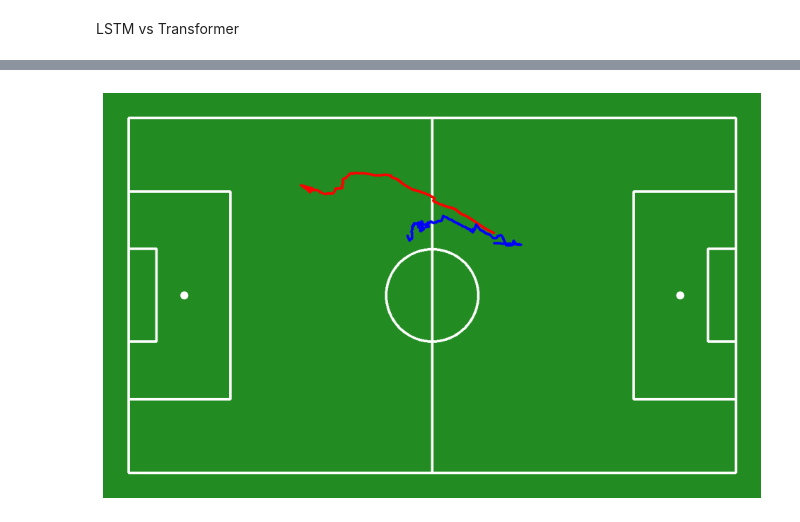
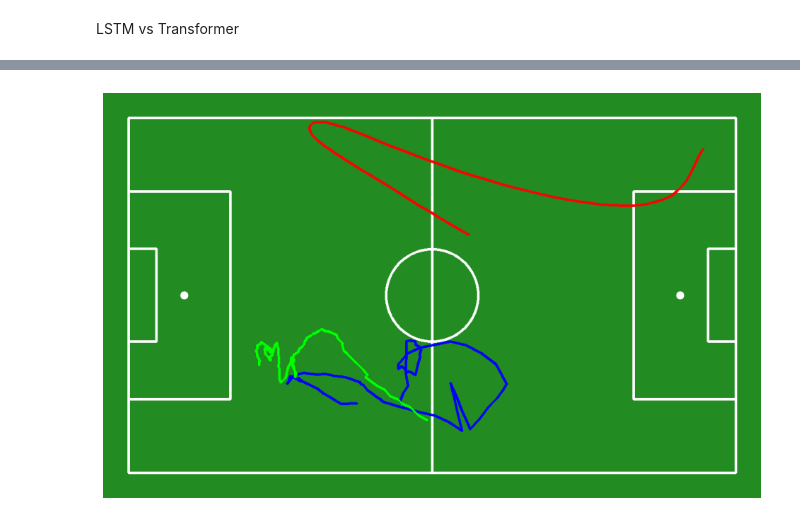
Before and after one commit to ppedro20/VirtIAFut, a Jupyter notebook: notebooks/predictions/04_results.ipynb, the cells around one changed output, grey strips where cells are left out. Saved outputs shown, nothing was run; the diff lists cells and outputs as text; code cells hidden in the pictures.

```diff
--- a/notebooks/predictions/04_results.ipynb
+++ b/notebooks/predictions/04_results.ipynb
@@ -16,4 +16,6 @@ import ast
 import matplotlib.pyplot as plt
 import cv2
 
-df = pd.read_csv("../../data/predicted/tf_pred_xy_comb.csv")
+df_tf = pd.read_csv("../../data/predicted/tf_pred_xy_comb.csv")
+df_lstm = pd.read_csv("../../data/predicted/lstm_pred_xy_comb.csv")
+df_og = pd.read_csv("../../data/train/train_interpolated_combined.csv")
@@ -53,35 +35,46 @@ vertex_annotator_2 = sv.VertexAnnotator(
 # %%
 # Draw the pitch
 CONFIG = SoccerPitchConfiguration()
 annotated_frame = draw_pitch(CONFIG)
 
-# Extract predicted and true ball coordinates
-pred_ball_xy = df['pred_id_9_team_1'].dropna().apply(ast.literal_eval).tolist()
-true_ball_xy = df['true_id_9_team_1'].dropna().apply(ast.literal_eval).tolist()
+# Extract coordinates
+true_ball_xy = df_tf['true_ball'].dropna().apply(ast.literal_eval).tolist()
+lstm_ball_xy = df_lstm['ball'].dropna().apply(ast.literal_eval).tolist()
+transformer_ball_xy = df_tf['pred_ball'].dropna().apply(ast.literal_eval).tolist()
 
 # Convert to NumPy arrays
-pitch_pred_ball_xy = np.array(pred_ball_xy)
 pitch_true_ball_xy = np.array(true_ball_xy)
+pitch_lstm_ball_xy = np.array(lstm_ball_xy)
+pitch_transformer_ball_xy = np.array(transformer_ball_xy)
 
-# Draw the predicted path
-annotated_frame = draw_paths_on_pitch(
-    config=CONFIG,
-    paths=[pitch_pred_ball_xy],
-    color=sv.Color.RED,
-    thickness=4,
-    pitch=annotated_frame
-)
-
-# Draw the true path
+# Draw the true path (blue)
 annotated_frame = draw_paths_on_pitch(
     config=CONFIG,
     paths=[pitch_true_ball_xy],
     color=sv.Color.BLUE,
     thickness=4,
     pitch=annotated_frame
 )
 
+# Draw the LSTM predicted path (red)
+annotated_frame = draw_paths_on_pitch(
+    config=CONFIG,
+    paths=[pitch_lstm_ball_xy],
+    color=sv.Color.RED,
+    thickness=4,
+    pitch=annotated_frame
+)
+
+# Draw the Transformer predicted path (green)
+annotated_frame = draw_paths_on_pitch(
+    config=CONFIG,
+    paths=[pitch_transformer_ball_xy],
+    color=sv.Color.GREEN,
+    thickness=4,
+    pitch=annotated_frame
+)
+
 # Display the result
 sv.plot_image(annotated_frame)
 # %% [output]
-[figure, old version]
+[figure, new version]
```
Also changed, not shown: parts of 1 cell of this notebook, 7 other files.
